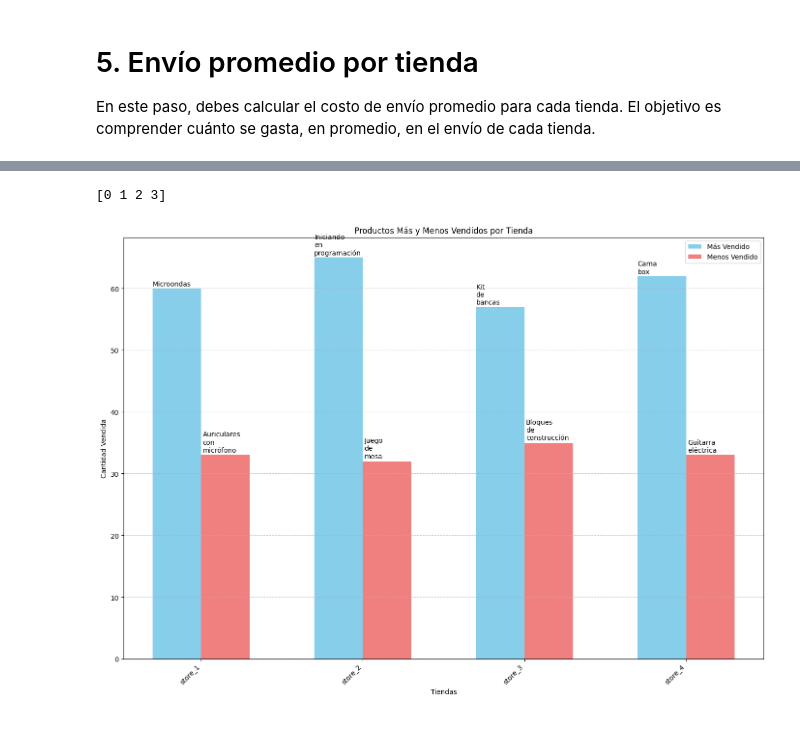
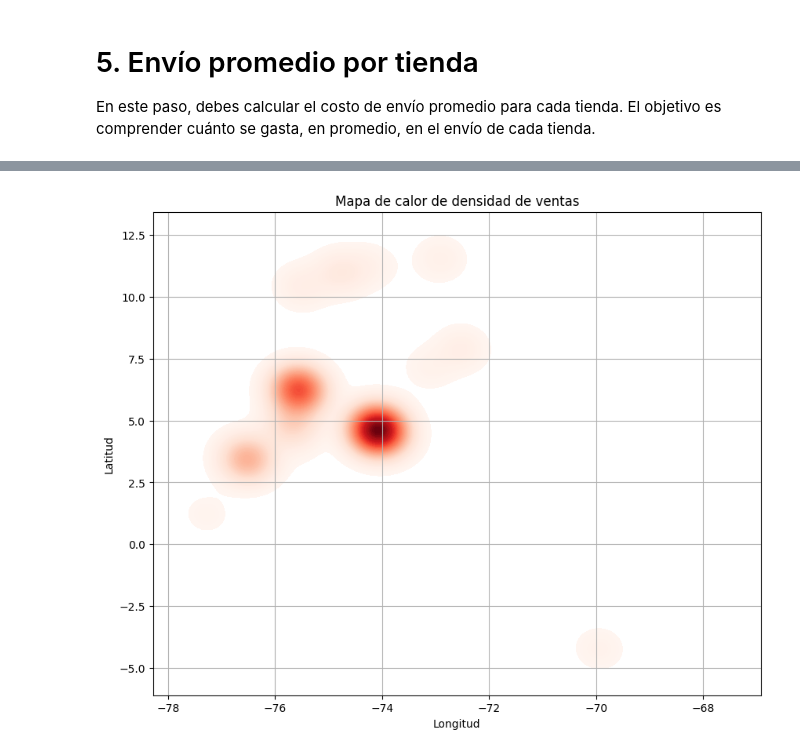
Before and after one commit to anber-02/challenge-alura-store-latam, a Jupyter notebook: AluraStoreLatam.ipynb, the cells around one changed output, grey strips where cells are left out. Cells and saved outputs as stored; diff of their text form; code cells hidden in the pictures.

```diff
--- a/AluraStoreLatam.ipynb
+++ b/AluraStoreLatam.ipynb
@@ -9,13 +9,13 @@ url3 = "./resources/tienda_3.csv"
 url4 = "./resources/tienda_4.csv"
 
 df_tiendas = {
-    "tienda1": pd.read_csv(url),
-    "tienda2": pd.read_csv(url2),
-    "tienda3": pd.read_csv(url3),
-    "tienda4": pd.read_csv(url4)
+    "Tienda 1": pd.read_csv(url),
+    "Tienda 2": pd.read_csv(url2),
+    "Tienda 3": pd.read_csv(url3),
+    "Tienda 4": pd.read_csv(url4)
 }
 
-df_tiendas["tienda1"].head()
+df_tiendas["Tienda 1"].head()
 # %% [output]
 |  | Producto | Categoría del Producto | Precio | Costo de envío | Fecha de Compra | Vendedor | Lugar de Compra | ... |
 | 0 | Asistente virtual | Electrónicos | 164300.0 | 6900.0 | 16/01/2021 | Pedro Gomez | Bogotá | ... |
@@ -347,35 +247,16 @@ Productos mas vendidos por tienda:
-# %%
-import matplotlib.pyplot as plt
-# figura y el objeto para ejecutar las funciones de matplotlib
-fig, ax = plt.subplots(figsize=(14, 10))
-
-x = np.arange(len(stores_names))  # las localizaciones de las etiquetas de las tiendas
-print(x)
-width = 0.30  # el ancho de las barras
-#        coordenadas, valores, ancho, etiqueta, color
-rects1 = ax.bar(x - width/2, most_selling_products,width ,label='Más Vendido', color='skyblue')
-rects2 = ax.bar(x + width/2, lowest_selling_products,width ,label='Menos Vendido', color='lightcoral')
-
-for i,j in zip(x, most_selling_products):
-    display_name = '\n'.join(most_selling_products_tags[i].split(' '))
-    ax.annotate(display_name, xy=(i-0.3, j + 0.4),)
-
-for i,j in zip(x, lowest_selling_products):
-    display_name = '\n'.join(lowest_selling_products_tags[i].split(' '))
-    # display_name = (lowest_selling_products_tags[i][:10] + '...') if len(lowest_selling_products_tags[i]) > 12 else lowest_selling_products_tags[i]
-    ax.annotate(display_name, xy=(i+.01, j + 0.5),)
-
-ax.set_ylabel('Cantidad Vendida')
-ax.set_xlabel('Tiendas')
-ax.set_title('Productos Más y Menos Vendidos por Tienda')
-# Seteamos la coordenadas donde se van a colocar las etiquetas de las tiendas
-ax.set_xticks(x)
-ax.set_xticklabels(stores_names, rotation=45, ha="right") # Rotar etiquetas de tiendas si son largas
-ax.legend()
-ax.grid(axis='y', linestyle='--', alpha=0.7)
-
-fig.tight_layout() # Ajusta el diseño para que todo quepa bien
-plt.show()
-# %% [output]
-[0 1 2 3]
-[figure, removed]
+# %%
+import seaborn as sns
+
+plt.figure(figsize=(10, 8))
+sns.kdeplot(
+    x=df_tiendas['Tienda 1']["lon"], y=df_tiendas['Tienda 1']["lat"],
+    cmap="Reds", fill=True, thresh=0.05, levels=100
+)
+# plt.scatter(df_tiendas['Tienda 1']["lon"], df_tiendas['Tienda 1']["lat"], c='black', s=1, alpha=0.3)
+plt.title("Mapa de calor de densidad de ventas")
+plt.xlabel('Longitud')
+plt.ylabel('Latitud')
+plt.grid(True)
+plt.show()
+# %% [output]
+[figure, added]
```
Also changed, not shown: parts of 25 cells of this notebook.
